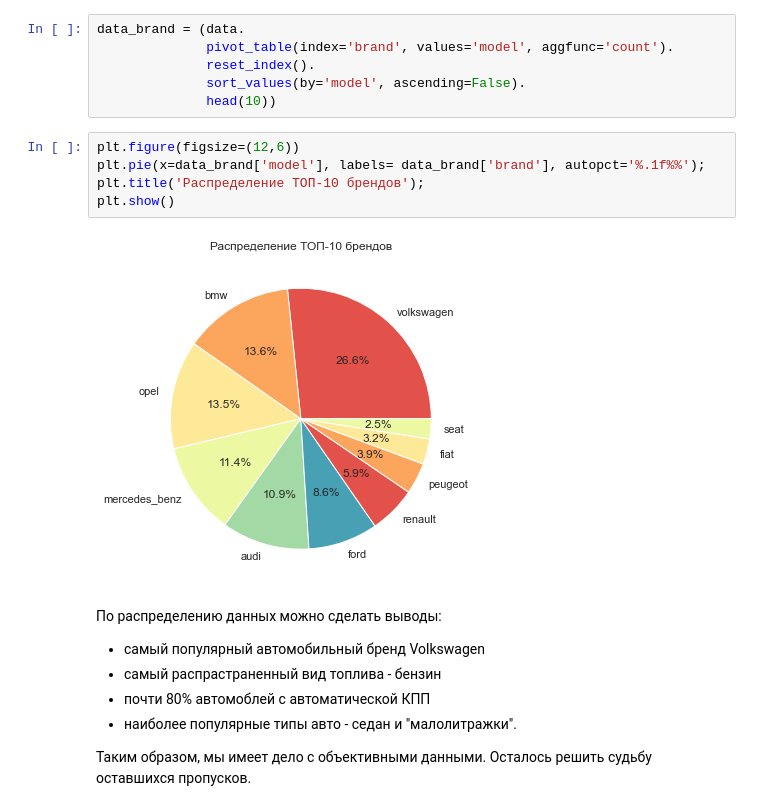
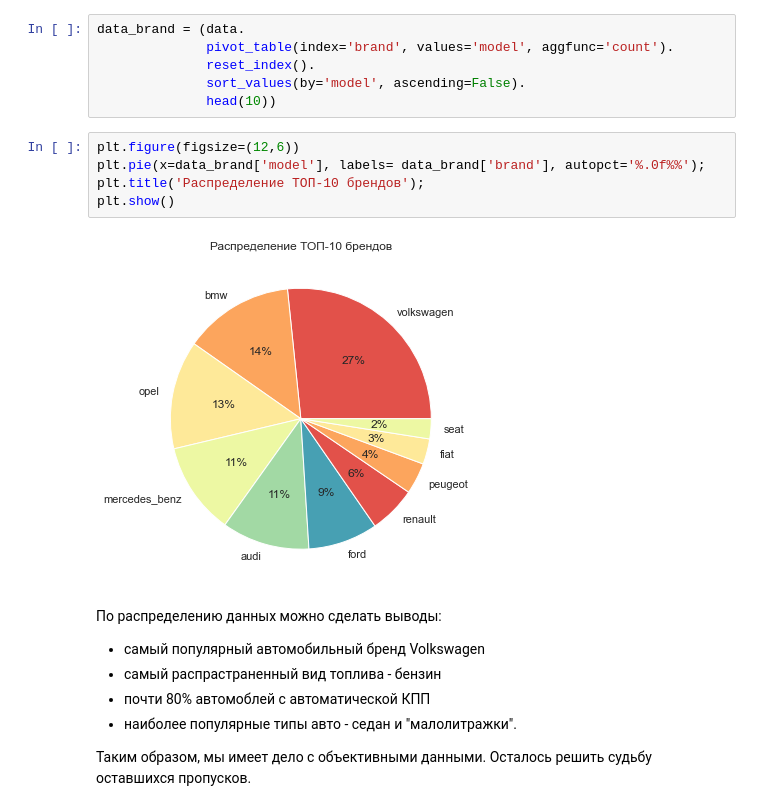
Before and after one commit to SvetLanaKli/YaP_DS_training_projects, a Jupyter notebook: 11_car_prices/car_prices.ipynb, the cells around one changed output. Drawn from its saved outputs; the diff is of its cells as text.

```diff
--- a/11_car_prices/car_prices.ipynb
+++ b/11_car_prices/car_prices.ipynb
@@ -689,11 +673,11 @@ data_brand = (data.
               head(10))
 # %%
 plt.figure(figsize=(12,6))
-plt.pie(x=data_brand['model'], labels= data_brand['brand'], autopct='%.1f%%');
+plt.pie(x=data_brand['model'], labels= data_brand['brand'], autopct='%.0f%%');
 plt.title('Распределение ТОП-10 брендов');
 plt.show()
 # %% [output]
-[figure, old version]
+[figure, new version]
 # %% [markdown]
 По распределению данных можно сделать выводы:
 * самый популярный автомобильный бренд Volkswagen
```
Also changed, not shown: parts of 49 cells of this notebook.
